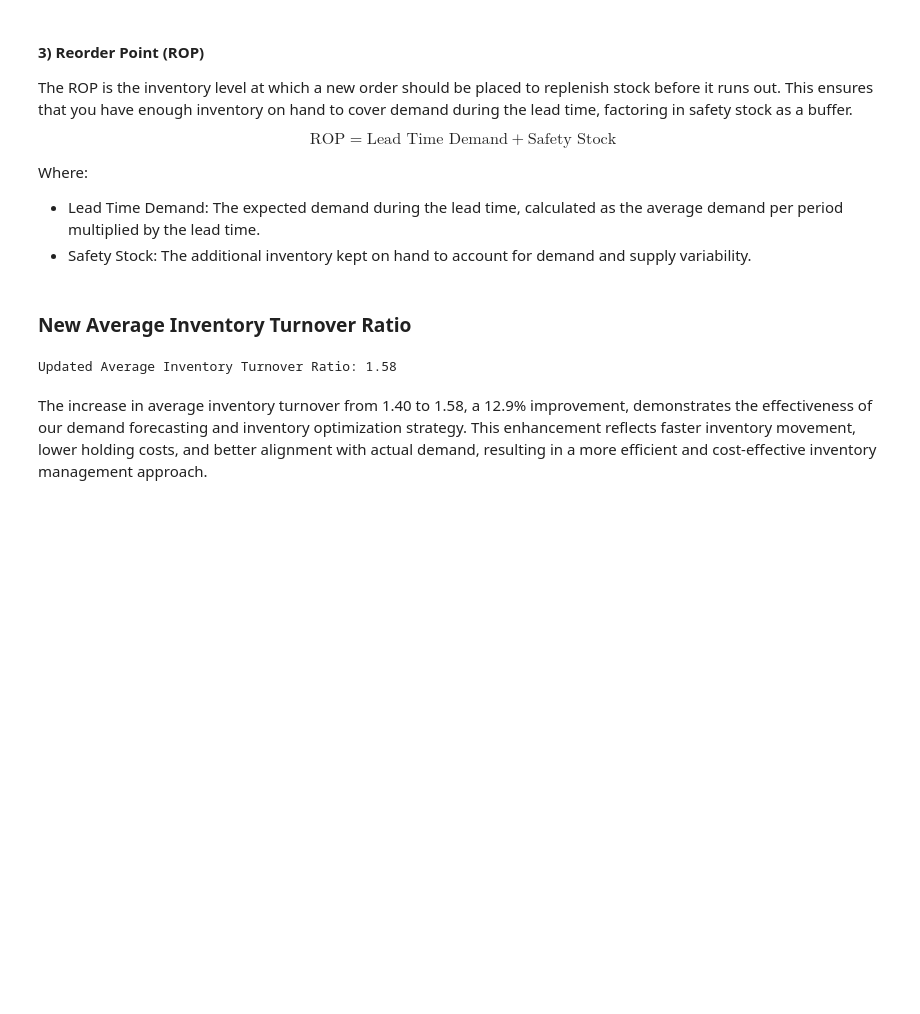
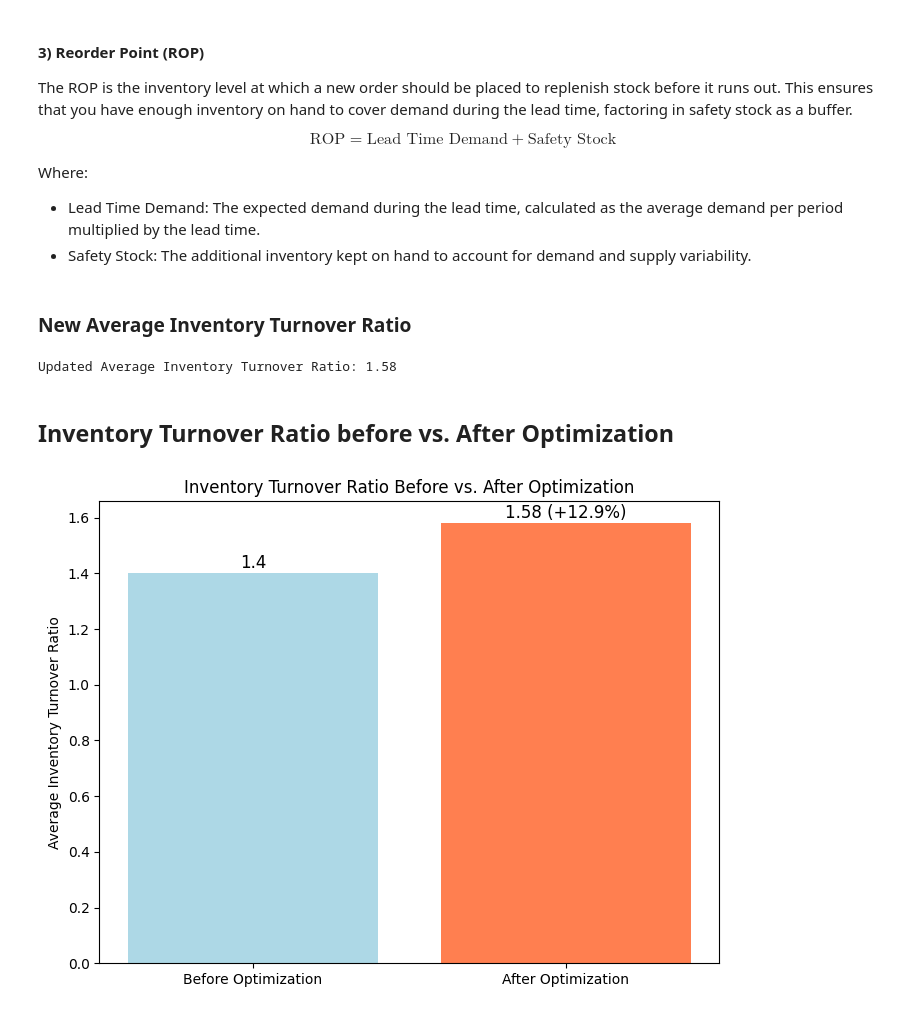
Before and after one commit to MhT-an/DSA3101-E-commerce, a Jupyter notebook: Notebooks/Subgroup_B/Q1/InventoryManagement.ipynb, the cells around one changed output. Saved outputs shown, nothing was run; the diff lists cells and outputs as text; code cells hidden in the pictures; blank space fills up the shorter version.

Commit message:
added bar graph

```diff
--- a/Notebooks/Subgroup_B/Q1/InventoryManagement.ipynb
+++ b/Notebooks/Subgroup_B/Q1/InventoryManagement.ipynb
@@ -330,5 +330,29 @@ average_turnover_ratio = turnover_data['InventoryTurnoverRatio'].mean()
 print(f"Updated Average Inventory Turnover Ratio: {average_turnover_ratio:.2f}")
 # %% [output]
 Updated Average Inventory Turnover Ratio: 1.58
-# %% [markdown]
-The increase in average inventory turnover from 1.40 to 1.58, a 12.9% improvement, demonstrates the effectiveness of our demand forecasting and inventory optimization strategy. This enhancement reflects faster inventory movement, lower holding costs, and better alignment with actual demand, resulting in a more efficient and cost-effective inventory management approach.
+# %% [markdown]
+## Inventory Turnover Ratio before vs. After Optimization
+# %%
+import matplotlib.pyplot as plt
+
+# Define turnover ratios before and after optimization
+before_optimization = 1.4
+after_optimization = 1.58
+
+# Calculate percentage increase
+percentage_increase = ((after_optimization - before_optimization) / before_optimization) * 100
+
+# Plotting the bar chart
+plt.figure(figsize=(8, 6))
+plt.bar(['Before Optimization', 'After Optimization'], [before_optimization, after_optimization], color=['lightblue', 'coral'])
+
+# Adding labels and title
+plt.title('Inventory Turnover Ratio Before vs. After Optimization')
+plt.ylabel('Average Inventory Turnover Ratio')
+plt.text(0, before_optimization + 0.02, f'{before_optimization}', ha='center', fontsize=12)
+plt.text(1, after_optimization + 0.02, f'{after_optimization} (+{percentage_increase:.1f}%)', ha='center', fontsize=12)
+
+# Display the plot
+plt.show()
+# %% [output]
+[figure, added]
```
Also changed, not shown: parts of 5 cells of this notebook.
